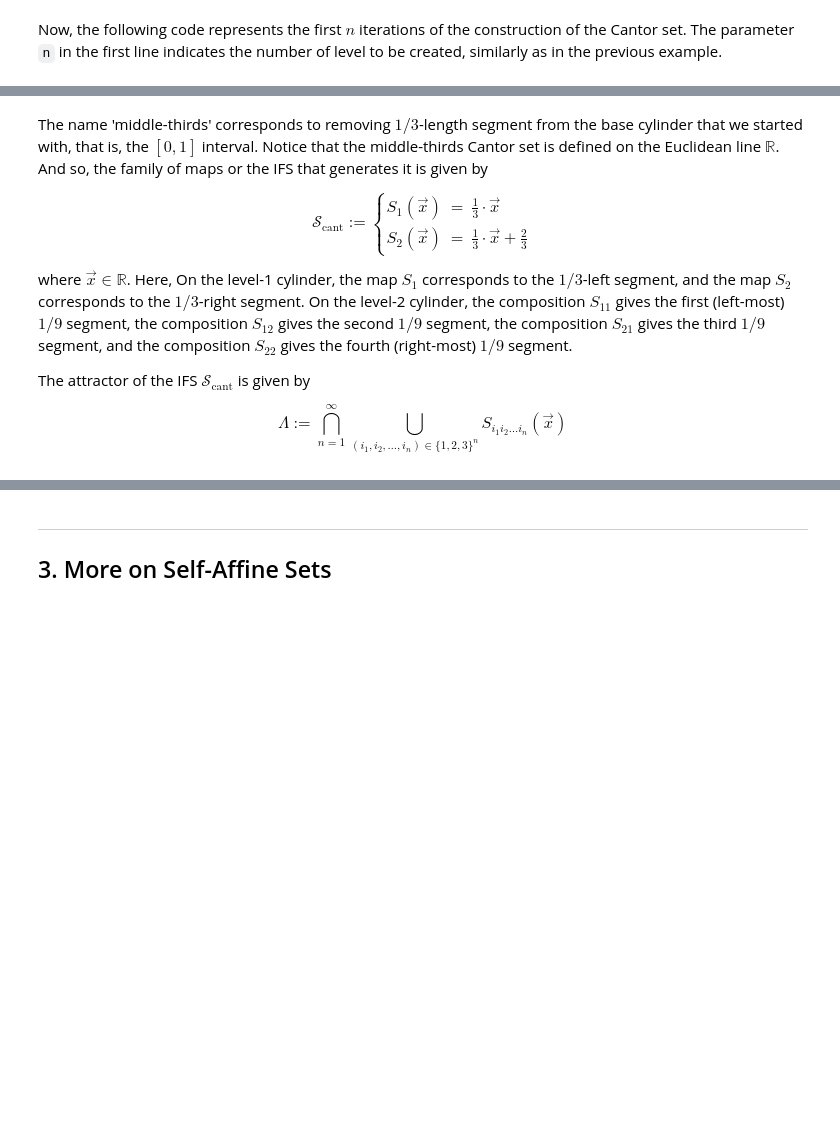
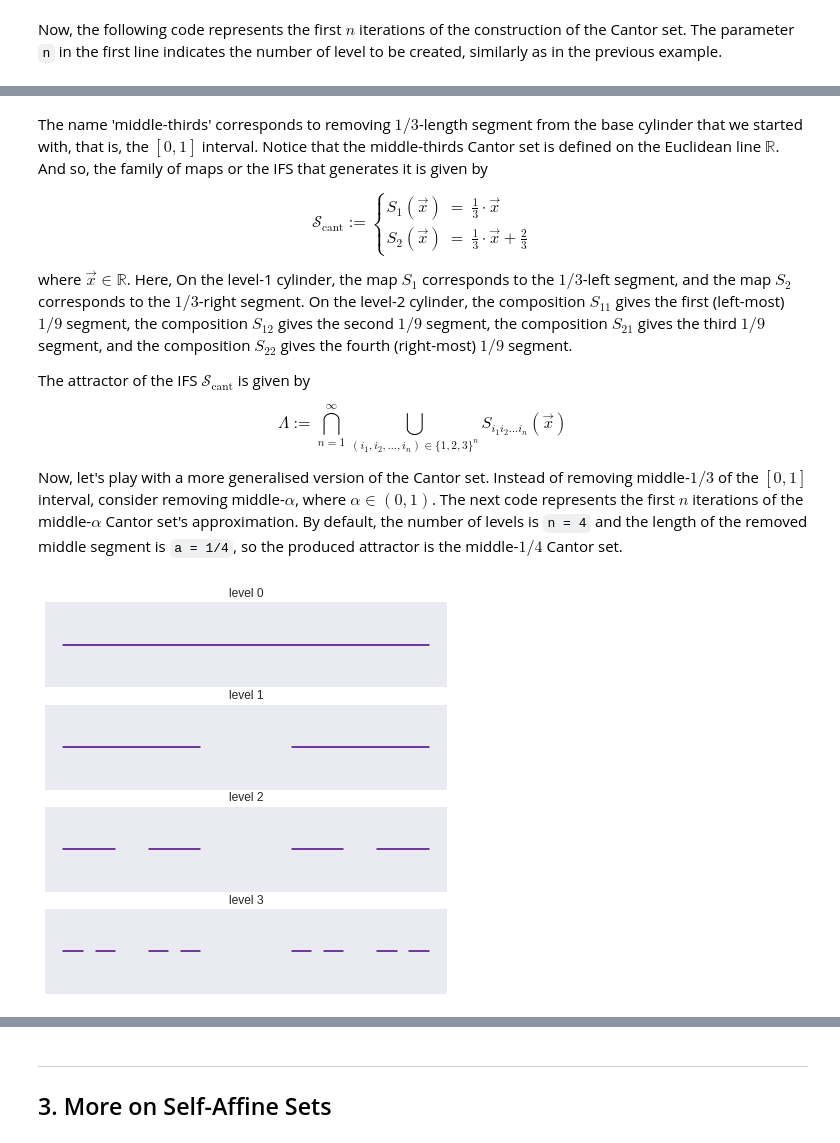
Before and after one commit to salimstnl/bme-fractal, a Jupyter notebook: main.ipynb, the cells around one changed output, grey strips where cells are left out. Cells and saved outputs as stored; diff of their text form; code cells hidden in the pictures; blank space fills up the shorter version.

```diff
--- a/main.ipynb
+++ b/main.ipynb
@@ -187,3 +186,12 @@ where $\vec{x}\in\mathbb{R}$. Here, On the level-1 cylinder, the map $S_1$ corre
 The attractor of the IFS $\mathcal{S}_{\text{cant}}$ is given by
 
 $$\Lambda := \bigcap_{n=1}^\infty \bigcup_{(i_1,i_2,\ldots, i_n)\in \{1,2,3\}^n} S_{i_1 i_2 \ldots i_n}(\vec{x})$$
+
+Now, let's play with a more generalised version of the Cantor set. Instead of removing middle-$1/3$ of the $[0,1]$ interval, consider removing middle-$\alpha$, where $\alpha\in(0,1)$. The next code represents the first $n$ iterations of the middle-$\alpha$ Cantor set's approximation. By default, the number of levels is `n = 4` and the length of the removed middle segment is `a = 1/4`, so the produced attractor is the middle-$1/4$ Cantor set.
+# %%
+n = 4    # Change the number of levels here.
+a = 1/4  # Change the removed middle-alpha segment here.
+
+cant.cplot(cant.cbase, n, a)
+# %% [output]
+[figure, added]
```
Also changed, not shown: parts of 8 cells of this notebook.
